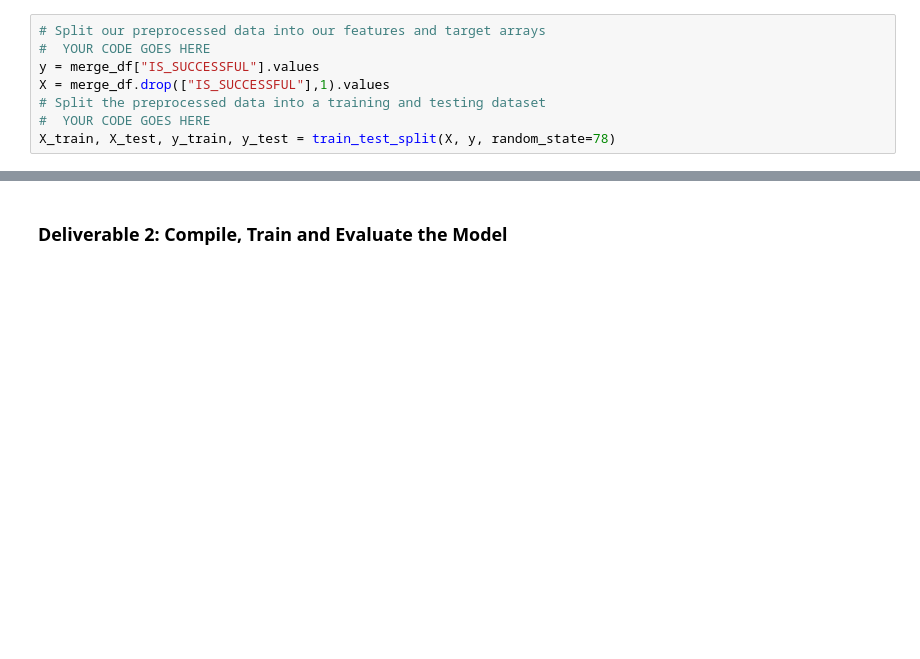
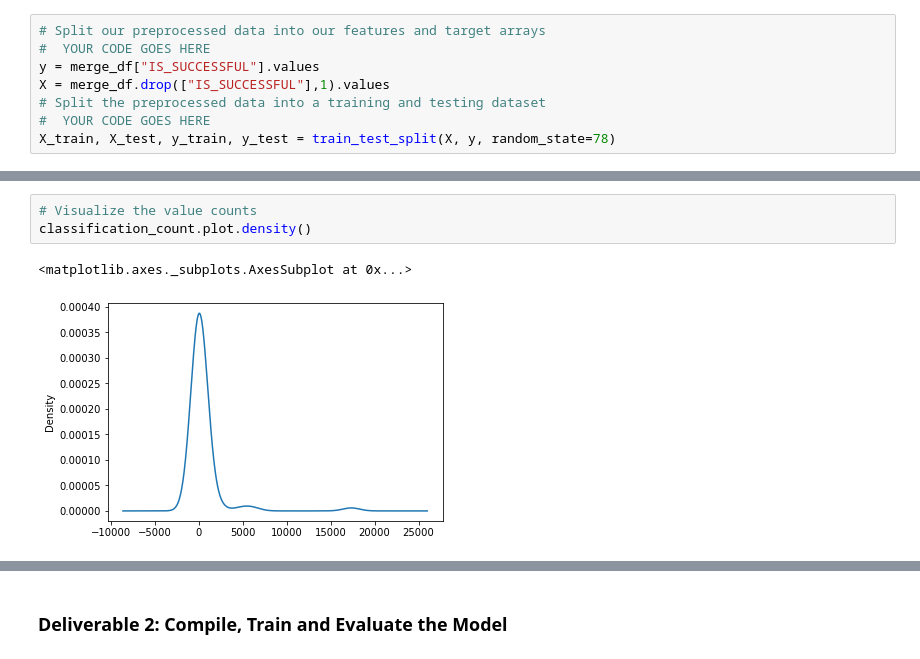
Before and after one commit to yajingran/Neural-Network, a Jupyter notebook: AlphabetSoupCharity.ipynb, the cells around one changed output, grey strips where cells are left out. Saved outputs shown, nothing was run; the diff lists cells and outputs as text; blank space fills up the shorter version.

```diff
--- a/AlphabetSoupCharity.ipynb
+++ b/AlphabetSoupCharity.ipynb
@@ -192,0 +278,6 @@ X_train, X_test, y_train, y_test = train_test_split(X, y, random_state=78)
+# %%
+# Visualize the value counts
+classification_count.plot.density()
+# %% [output]
+<matplotlib.axes._subplots.AxesSubplot at 0x...>
+[figure, added]
```
Also changed, not shown: parts of 27 cells of this notebook, 1 other file.
